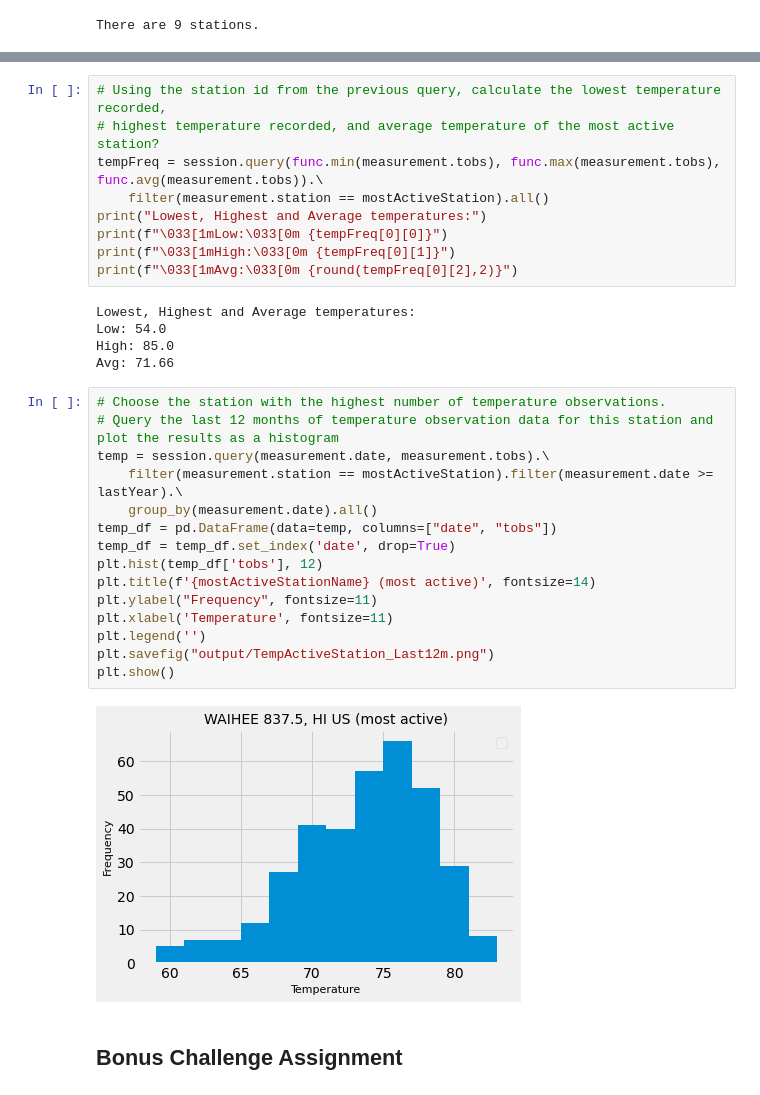
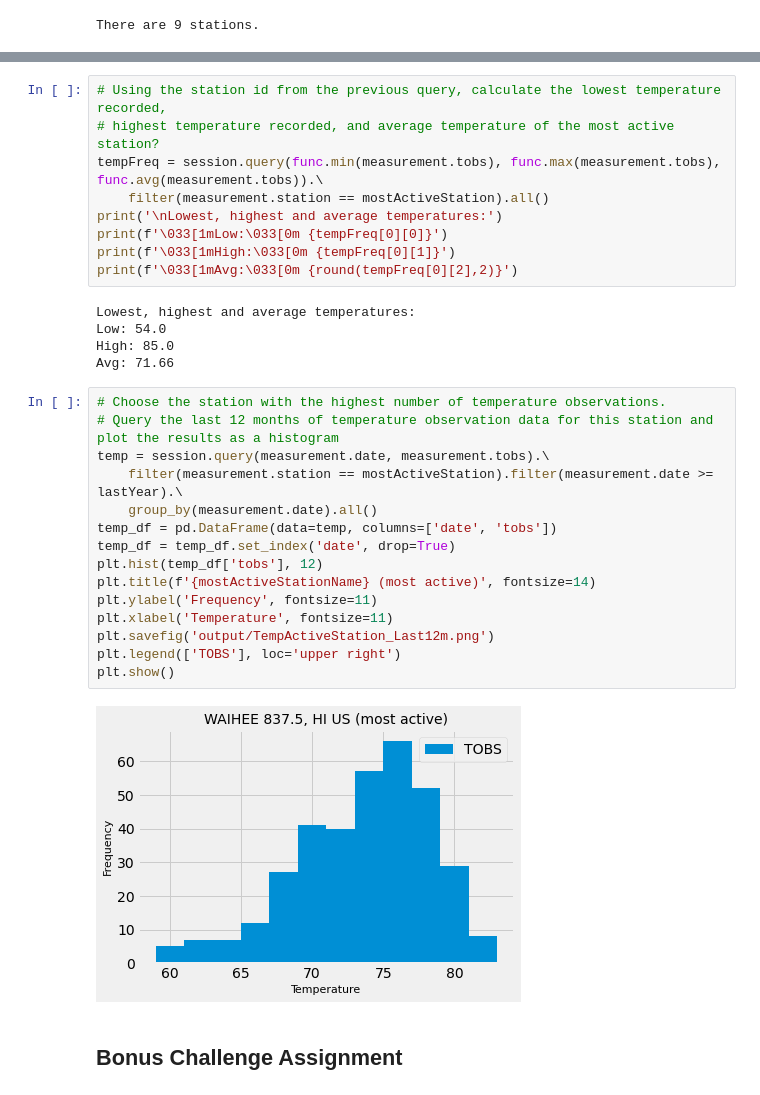
Before and after one commit to CCC-GH/sqlalchemy-challenge, a Jupyter notebook: sqlalchemy_jupyter.ipynb, the cells around one changed output, grey strips where cells are left out. Cells and saved outputs as stored; diff of their text form.

```diff
--- a/sqlalchemy_jupyter.ipynb
+++ b/sqlalchemy_jupyter.ipynb
@@ -134,32 +126,32 @@ USC00518838    511
 # highest temperature recorded, and average temperature of the most active station?
 tempFreq = session.query(func.min(measurement.tobs), func.max(measurement.tobs), func.avg(measurement.tobs)).\
     filter(measurement.station == mostActiveStation).all()
-print("Lowest, Highest and Average temperatures:")
-print(f"\033[1mLow:\033[0m {tempFreq[0][0]}")
-print(f"\033[1mHigh:\033[0m {tempFreq[0][1]}")
-print(f"\033[1mAvg:\033[0m {round(tempFreq[0][2],2)}")
+print('\nLowest, highest and average temperatures:')
+print(f'\033[1mLow:\033[0m {tempFreq[0][0]}')
+print(f'\033[1mHigh:\033[0m {tempFreq[0][1]}')
+print(f'\033[1mAvg:\033[0m {round(tempFreq[0][2],2)}')
 # %% [output]
-Lowest, Highest and Average temperatures:
+Lowest, highest and average temperatures:
 Low: 54.0
 High: 85.0
 Avg: 71.66
 # %%
 # Choose the station with the highest number of temperature observations.
 # Query the last 12 months of temperature observation data for this station and plot the results as a histogram
 temp = session.query(measurement.date, measurement.tobs).\
     filter(measurement.station == mostActiveStation).filter(measurement.date >= lastYear).\
     group_by(measurement.date).all()
-temp_df = pd.DataFrame(data=temp, columns=["date", "tobs"])
+temp_df = pd.DataFrame(data=temp, columns=['date', 'tobs'])
 temp_df = temp_df.set_index('date', drop=True)
 plt.hist(temp_df['tobs'], 12)
 plt.title(f'{mostActiveStationName} (most active)', fontsize=14)
-plt.ylabel("Frequency", fontsize=11)
+plt.ylabel('Frequency', fontsize=11)
 plt.xlabel('Temperature', fontsize=11)
-plt.legend('')
-plt.savefig("output/TempActiveStation_Last12m.png")
+plt.savefig('output/TempActiveStation_Last12m.png')
+plt.legend(['TOBS'], loc='upper right')
 plt.show()
 # %% [output]
-[figure, old version]
+[figure, new version]
 # %% [markdown]
 ## Bonus Challenge Assignment
 # %%
```
Also changed, not shown: parts of 2 cells of this notebook, 3 other files.
